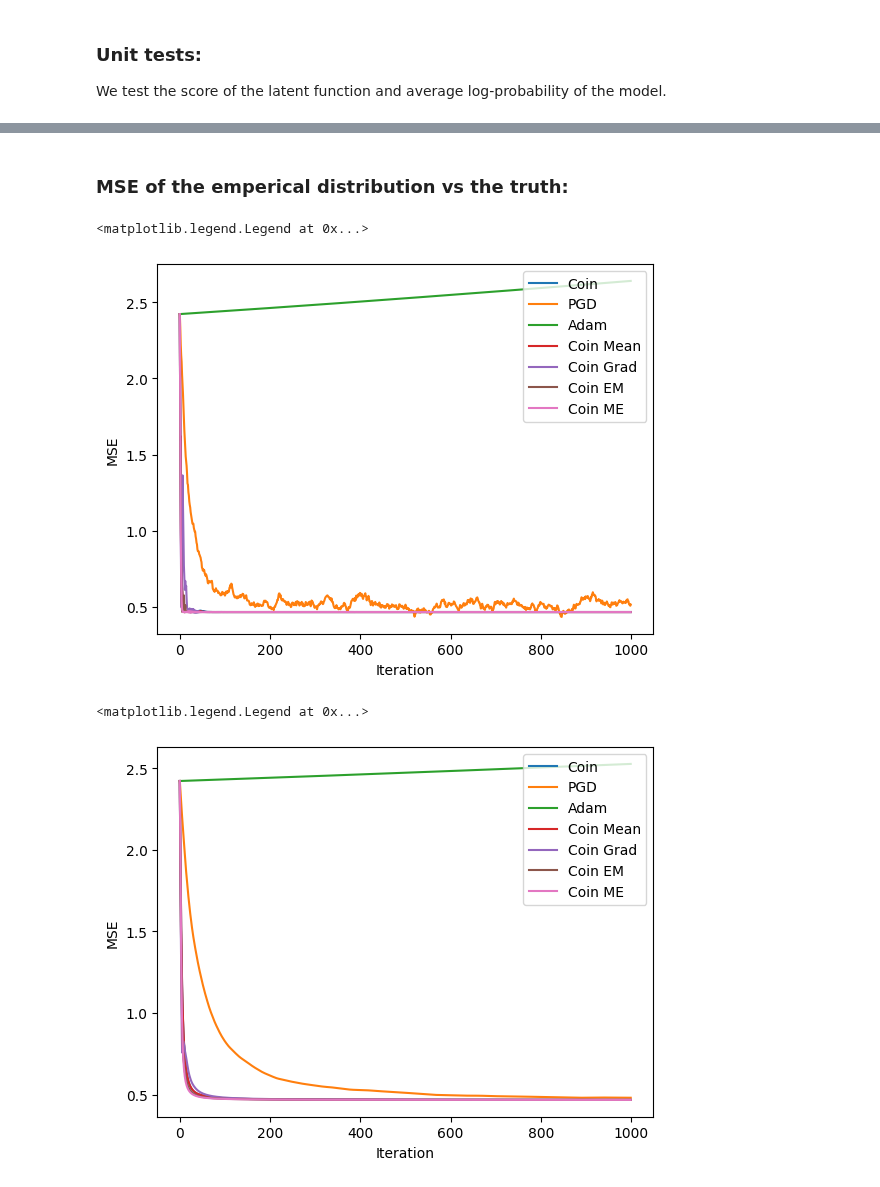
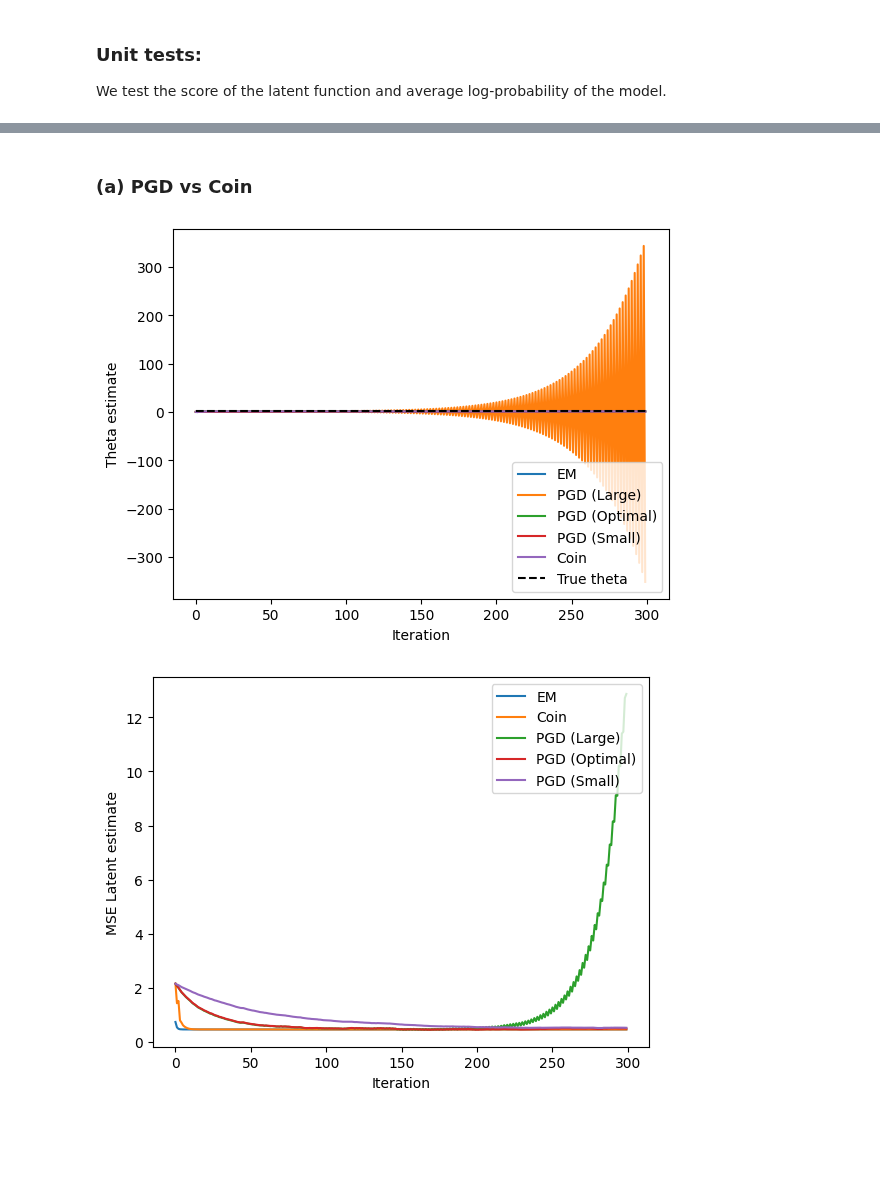
Before and after one commit to chris-nemeth/CoinEM, a Jupyter notebook: new_experiments/toy_hierarchical_model.ipynb, the cells around one changed output, grey strips where cells are left out. Saved outputs shown, nothing was run; the diff lists cells and outputs as text; code cells hidden in the pictures; blank space fills up the shorter version.

```diff
--- a/new_experiments/toy_hierarchical_model.ipynb
+++ b/new_experiments/toy_hierarchical_model.ipynb
@@ -60,8 +59,9 @@ y = jr.normal(key_y, (Ny, Dy)) + latent
 We test the score of the latent function and average log-probability of the model.
 # %%
 # Define the model:
-model = HierarchicalModel(y=y)
+model = HierarchicalModel()
+data = Dataset(y=y)
 
 # Unit tests:
-assert jnp.allclose(model.score_latent(latent, theta), (y + theta - 2.0* latent)) # Gradient of log p(y|x) wrt x
-assert jnp.allclose(model.score_theta(latent, theta), Dy * (latent.mean() - theta)) # Gradient of log p(y|x) wrt theta
+assert jnp.allclose(model.score_latent(latent, theta, data), (y + theta - 2.0* latent)) # Gradient of log p(y|x) wrt x
+assert jnp.allclose(model.score_theta(latent, theta, data), Dy * (latent.mean() - theta)) # Gradient of log p(y|x) wrt theta
@@ -69,0 +72,11 @@ assert jnp.allclose(model.score_theta(latent, theta), Dy * (latent.mean() - thet
+# %%
+def em(model, data, theta, K):
+    """Expectation Maximization Algorithm. Returns parameter estimates."""
+
+    def em_step(theta, k):
+        new_theta = theta/2.0 + data.y.mean()/2.0
+        return new_theta, theta
+
+    _, thetas = jax.lax.scan(em_step, theta, jnp.arange(K))
+
+    return thetas
@@ -177,32 +135,29 @@ plt.xlim([-K/100, K])
-# %% [markdown]
-### MSE of the emperical distribution vs the truth:
-# %%
-plt.plot(((x_coin.mean(axis=1) - latent) ** 2).mean(axis = 1), label='Coin')
-plt.plot(((x_pgd.mean(axis=1) - latent) ** 2).mean(axis = 1), label='PGD')
-plt.plot(((x_adam.mean(axis=1) - latent) ** 2).mean(axis = 1), label='Adam')
-plt.plot(((x_coin_mean.mean(axis=1) - latent) ** 2).mean(axis = 1), label='Coin Mean')
-plt.plot(((x_coin_grad.mean(axis=1) - latent) ** 2).mean(axis = 1), label='Coin Grad')
-plt.plot(((x_coin_em.mean(axis=1) - latent) ** 2).mean(axis = 1), label='Coin EM')
-plt.plot(((x_coin_me.mean(axis=1) - latent) ** 2).mean(axis = 1), label='Coin ME')
-plt.ylabel('MSE')
-plt.xlabel('Iteration')
-plt.legend(loc='upper right')
-# %% [output]
-<matplotlib.legend.Legend at 0x...>
-[figure, removed]
-# %%
-from coinem.utils import cum_mean as cmean
-
-plt.plot(((cmean(x_coin).mean(axis=1) - latent) ** 2).mean(axis = 1), label='Coin')
-plt.plot(((cmean(x_pgd).mean(axis=1) - latent) ** 2).mean(axis = 1), label='PGD')
-plt.plot(((cmean(x_adam).mean(axis=1) - latent) ** 2).mean(axis = 1), label='Adam')
-plt.plot(((cmean(x_coin_mean).mean(axis=1) - latent) ** 2).mean(axis = 1), label='Coin Mean')
-plt.plot(((cmean(x_coin_grad).mean(axis=1) - latent) ** 2).mean(axis = 1), label='Coin Grad')
-plt.plot(((cmean(x_coin_em).mean(axis=1) - latent) ** 2).mean(axis = 1), label='Coin EM')
-plt.plot(((cmean(x_coin_me).mean(axis=1) - latent) ** 2).mean(axis = 1), label='Coin ME')
-plt.ylabel('MSE')
-plt.xlabel('Iteration')
-plt.legend(loc='upper right')
-# %% [output]
-<matplotlib.legend.Legend at 0x...>
-[figure, removed]
+# %% [markdown]
+### (a) PGD vs Coin
+# %%
+# Plot parameter estimates as a function of step number k:
+plt.plot(th_em, label='EM')
+plt.plot(th_large, label='PGD (Large)')
+plt.plot(th_optimal, label='PGD (Optimal)')
+plt.plot(th_small, label='PGD (Small)')
+plt.plot(th_coin, label='Coin')
+plt.hlines(theta, 0, K, label='True theta', linestyles='dashed', color='black')
+plt.legend(loc='lower right')
+plt.xlabel('Iteration')
+plt.ylabel("Theta estimate")
+plt.show()
+
+plt.plot(((x_mean_em - latent) ** 2).mean(axis=1), label='EM')
+plt.plot(((x_coin.mean(axis=1) - latent) ** 2).mean(axis = 1), label='Coin')
+plt.plot(((x_large.mean(axis=1) - latent) ** 2).mean(axis = 1), label='PGD (Large)')
+plt.plot(((x_optimal.mean(axis=1) - latent) ** 2).mean(axis = 1), label='PGD (Optimal)')
+plt.plot(((x_small.mean(axis=1) - latent) ** 2).mean(axis = 1), label='PGD (Small)')
+
+
+plt.xlabel('Iteration')
+plt.ylabel("MSE Latent estimate")
+plt.legend(loc='upper right')
+plt.show()
+# %% [output]
+[figure, added]
+[figure, added]
```
Also changed, not shown: parts of 27 cells of this notebook, 6 other files.
